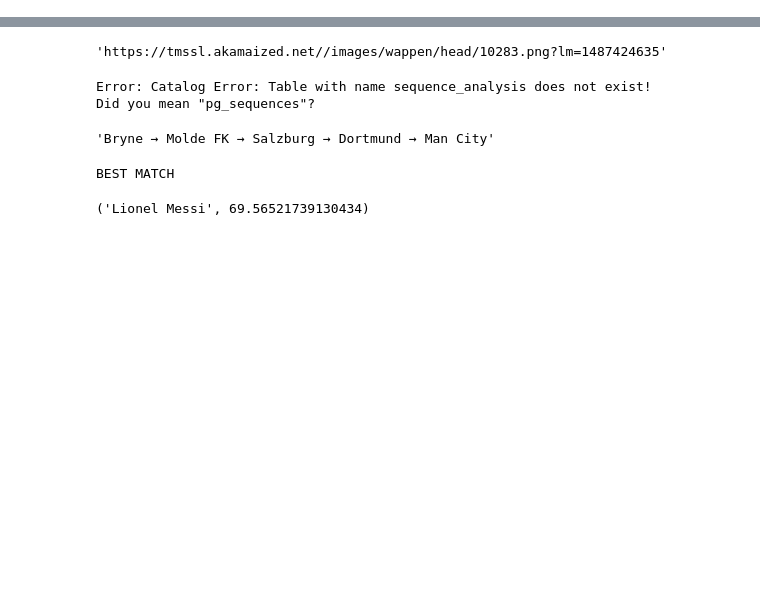
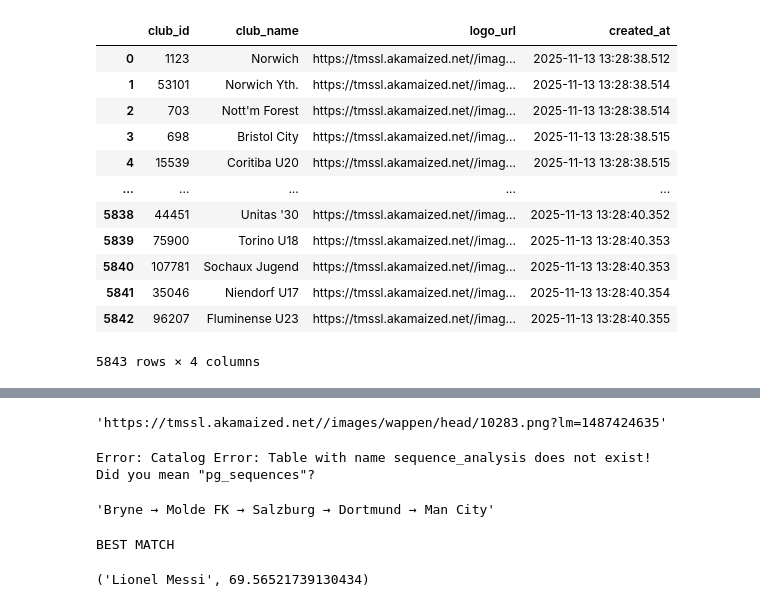
Before and after one commit to davidsirait/guess_the_player, a Jupyter notebook: notebook/scrapper.ipynb, the cells around one changed output, grey strips where cells are left out. Cells and saved outputs as stored; diff of their text form; code cells hidden in the pictures; blank space fills up the shorter version.

```diff
--- a/notebook/scrapper.ipynb
+++ b/notebook/scrapper.ipynb
@@ -18,7 +18,7 @@ query = f""" SELECT
             ORDER BY id desc; """
 # %%
 query = f"""
-    SELECT * FROM players
+    SELECT * FROM clubs
 """
 # %%
 # get data from db
@@ -31,6 +31,22 @@ except Exception as e:
     print(f"Error: {e}")
 finally:
     conn.close()
+# %%
+df1
+# %% [output]
+|  | club_id | club_name | logo_url | created_at |
+| 0 | 1123 | Norwich | https://tmssl.akamaized.net//imag... | 2025-11-13 13:28:38.512 |
+| 1 | 53101 | Norwich Yth. | https://tmssl.akamaized.net//imag... | 2025-11-13 13:28:38.514 |
+| 2 | 703 | Nott'm Forest | https://tmssl.akamaized.net//imag... | 2025-11-13 13:28:38.514 |
+| 3 | 698 | Bristol City | https://tmssl.akamaized.net//imag... | 2025-11-13 13:28:38.515 |
+| 4 | 15539 | Coritiba U20 | https://tmssl.akamaized.net//imag... | 2025-11-13 13:28:38.515 |
+| ... | ... | ... | ... | ... |
+| 5838 | 44451 | Unitas '30 | https://tmssl.akamaized.net//imag... | 2025-11-13 13:28:40.352 |
+| 5839 | 75900 | Torino U18 | https://tmssl.akamaized.net//imag... | 2025-11-13 13:28:40.353 |
+| 5840 | 107781 | Sochaux Jugend | https://tmssl.akamaized.net//imag... | 2025-11-13 13:28:40.353 |
+| 5841 | 35046 | Niendorf U17 | https://tmssl.akamaized.net//imag... | 2025-11-13 13:28:40.354 |
+| 5842 | 96207 | Fluminense U23 | https://tmssl.akamaized.net//imag... | 2025-11-13 13:28:40.355 |
+5843 rows × 4 columns
 # %%
 df1[df1['player_id'] == '434675']
 # %% [output]
```
Also changed, not shown: 1 other file.
